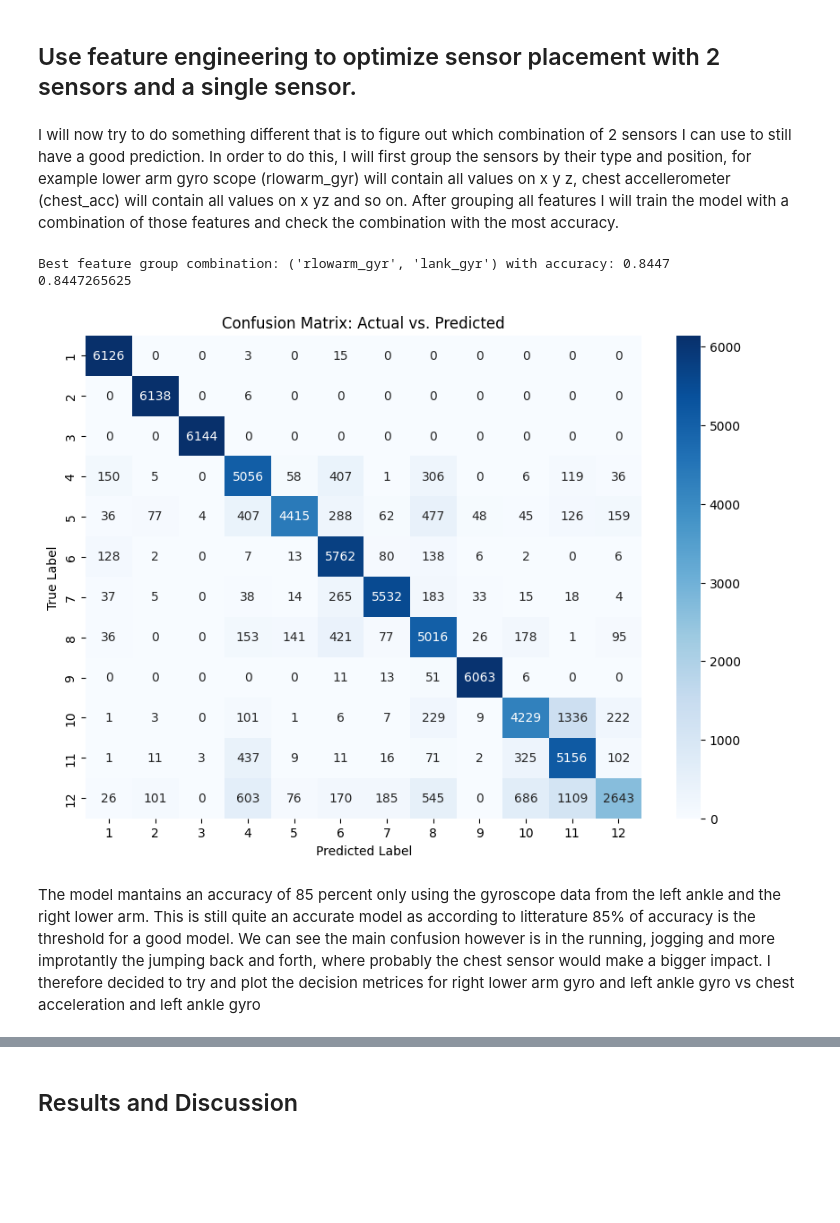
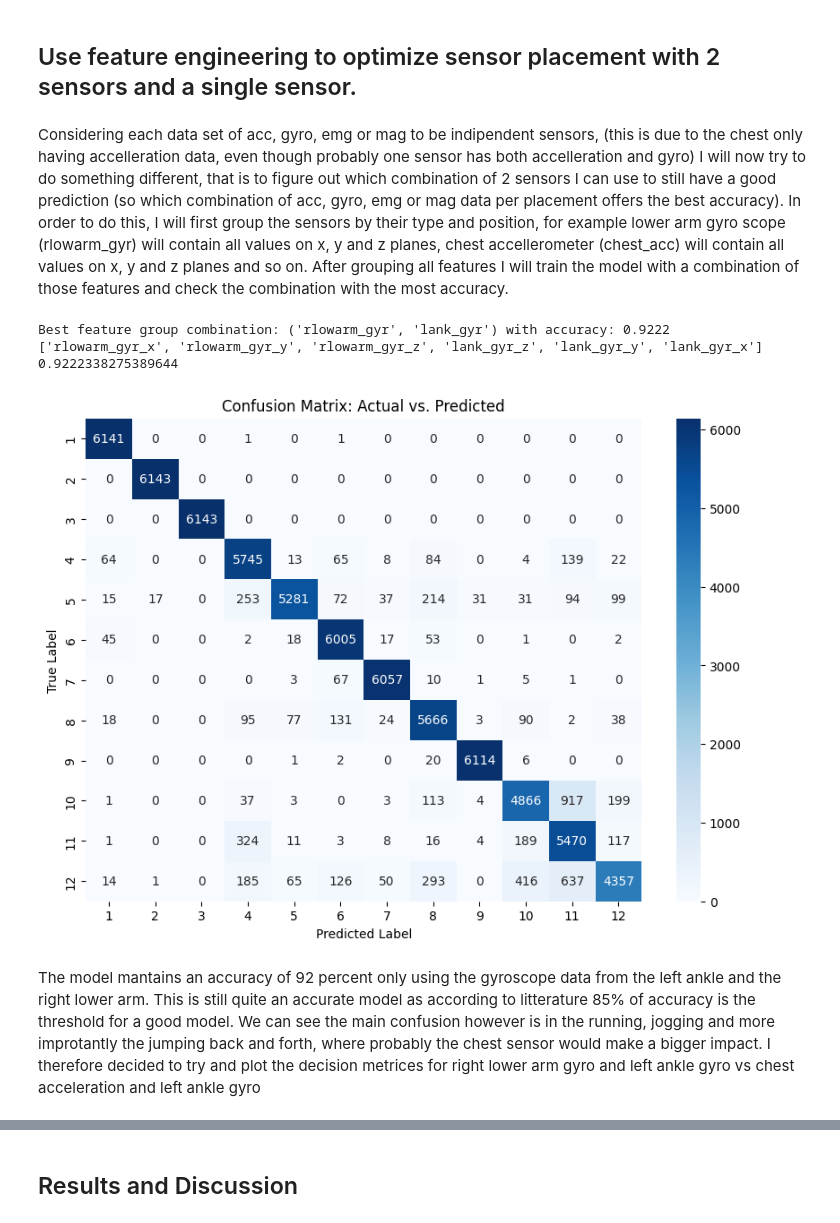
Before and after one commit to lore95/HumanActivityRecognition, a Jupyter notebook: Submission/lorenzo_lucchini_assingment1.ipynb, the cells around one changed output, grey strips where cells are left out. Drawn from its saved outputs; the diff is of its cells as text; code cells hidden in the pictures; blank space fills up the shorter version.

```diff
--- a/Submission/lorenzo_lucchini_assingment1.ipynb
+++ b/Submission/lorenzo_lucchini_assingment1.ipynb
@@ -346,7 +314,7 @@ Even though the best max_depth found was 9, it is also true that the risk of ove
 # %%
 # Create the final model of xgb
 final_xgb = xgb.XGBClassifier(
-    max_depth=4,
+    max_depth=5,
     n_estimators=100,
     learning_rate=0.05,
     subsample=0.8,
@@ -531,7 +523,7 @@ I will still use the Radom Forest with a depth of 4 for my ensamble model.
 # Initialize Random Forest
 rf_model = RandomForestClassifier(
     n_estimators=100,  # Number of trees
-    max_depth=4,  # Limit tree depth to prevent overfitting
+    max_depth=5,  # Limit tree depth to prevent overfitting
     min_samples_split=5,  # Minimum samples required to split
     min_samples_leaf=2,  # Minimum samples in a leaf node
     random_state=42,
@@ -556,7 +548,7 @@ Now I will check if an ensable would make a difference
 # Define Random Forest Model
 ensable_rf_model = RandomForestClassifier(
     n_estimators=100,
-    max_depth=3,
+    max_depth=5,
     min_samples_split=5,
     min_samples_leaf=2,
     random_state=42,
@@ -565,7 +557,7 @@ ensable_rf_model = RandomForestClassifier(
 
 # Define XGBoost Model
 ensable_xgb_model = xgb.XGBClassifier(
-    max_depth=3,
+    max_depth=5,
     n_estimators=100,
     learning_rate=0.1,
     subsample=0.8,
@@ -675,7 +686,7 @@ I will now create a new model containing the learning based on number of feature
 xgb_full = xgb.XGBClassifier(
     n_estimators=100,
     learning_rate=0.05,
-    max_depth=6,
+    max_depth=5,
     random_state=42,
     use_label_encoder=False,
     eval_metric="mlogloss"
@@ -702,7 +713,7 @@ for num_features in feature_range:
     X_test_selected = X_test[selected_features]
 
     xgb_selected = xgb.XGBClassifier(
-        max_depth=4,
+        max_depth=5,
         n_estimators=100,
         learning_rate=0.05,
         subsample=0.8,
@@ -833,22 +850,8 @@ Even with only 10 features, selected based on their average impact on the model,
 # %% [markdown]
 ## Use feature engineering to optimize sensor placement with 2 sensors and a single sensor.
 # %% [markdown]
-I will now try to do something different that is to figure out which combination of 2 sensors I can use to still have a good prediction. In order to do this, I will first group the sensors by their type and position, for example lower arm gyro scope (rlowarm_gyr) will contain all values on x y z, chest accellerometer (chest_acc) will contain all values on x yz and so on. After grouping all features I will train the model with a combination of those features and check the combination with the most accuracy.
+Considering each data set of acc, gyro, emg or mag to be indipendent sensors, (this is due to the chest only having accelleration data, even though probably one sensor has both accelleration and gyro) I will now try to do something different, that is to figure out which combination of 2 sensors I can use to still have a good prediction (so which combination of acc, gyro, emg or mag data per placement offers the best accuracy). In order to do this, I will first group the sensors by their type and position, for example lower arm gyro scope (rlowarm_gyr) will contain all values on x, y and z planes, chest accellerometer (chest_acc) will contain all values on x, y and z planes and so on. After grouping all features I will train the model with a combination of those features and check the combination with the most accuracy.
 # %%
-
-def group_features_by_prefix(features):
-    feature_groups = {}
-
-    for feature in features:
-        prefix = "_".join(feature.split("_")[:2])  # Extract first two parts
-        if prefix not in feature_groups:
-            feature_groups[prefix] = []
-        feature_groups[prefix].append(feature)
-
-    return feature_groups
-
-# Function to find the best pair of feature groups
-
 def find_best_feature_group_combination(importance_df, X_train, X_test, y_train, y_test, model):
     feature_groups = group_features_by_prefix(importance_df["Feature"].tolist())
     group_keys = list(feature_groups.keys())
@@ -869,43 +872,63 @@ def find_best_feature_group_combination(importance_df, X_train, X_test, y_train,
         if accuracy > best_accuracy:
             best_accuracy = accuracy
             best_combination = (group1, group2)
 
     print(f"Best feature group combination: {best_combination} with accuracy: {best_accuracy:.4f}")
     return best_combination
 
+
+# Function to group features by first two parts of the name
+def group_features_by_prefix(features):
+    feature_groups = {}
+
+    for feature in features:
+        prefix = "_".join(feature.split("_")[:2])  # Extract first two parts
+        if prefix not in feature_groups:
+            feature_groups[prefix] = []
+        feature_groups[prefix].append(feature)
+
+    return feature_groups
+
 # Apply feature group selection
 best_groups = find_best_feature_group_combination(importance_df, X_train, X_test, y_train, y_test, minimal_ensemble_model)
 
 # Train ensemble on selected groups
 selected_features = group_features_by_prefix(importance_df["Feature"].tolist())[best_groups[0]] + \
-                     group_features_by_prefix(importance_df["Feature"].tolist())[best_groups[1]]
-
+                    group_features_by_prefix(importance_df["Feature"].tolist())[best_groups[1]]
+print(selected_features)
 X_train_selected = X_train[selected_features]
 X_test_selected = X_test[selected_features]
 
-minimal_ensemble_model.fit(X_train_selected, y_train)
+# Create Voting Classifier with both models
+Two_featured_ensemble_model = VotingClassifier(
+    estimators=[('random_forest', ensable_rf_model), ('xgboost', ensable_xgb_model)],
+    voting='soft'  # Use soft voting (probabilities) for better accuracy
+)
+
+Two_featured_ensemble_model.fit(X_train_selected, y_train)
 
 # Predict on test data
-y_minimal_ensable_pred_test = minimal_ensemble_model.predict(X_test_selected)
+y_minimal_ensable_pred_test = Two_featured_ensemble_model.predict(X_test_selected)
 
 # Evaluate final model performance
-minimal_ensemble_test_accuracy = accuracy_score(y_test, y_minimal_ensable_pred_test)
-print(minimal_ensemble_test_accuracy)
+Two_featured_minimal_ensemble_test_accuracy = accuracy_score(y_test, y_minimal_ensable_pred_test)
+print(Two_featured_minimal_ensemble_test_accuracy)
 
 cm = confusion_matrix(y_test, y_minimal_ensable_pred_test)
 
 # Plot confusion matrix as a heatmap
 plt.figure(figsize=(10, 7))
 sns.heatmap(cm, annot=True, fmt='d', cmap='Blues', xticklabels=range(1, 13), yticklabels=range(1, 13))
 plt.xlabel("Predicted Label")
 plt.ylabel("True Label")
 plt.title("Confusion Matrix: Actual vs. Predicted")
 plt.show()
 # %% [output]
-Best feature group combination: ('rlowarm_gyr', 'lank_gyr') with accuracy: 0.8447
-0.8447265625
+Best feature group combination: ('rlowarm_gyr', 'lank_gyr') with accuracy: 0.9222
+['rlowarm_gyr_x', 'rlowarm_gyr_y', 'rlowarm_gyr_z', 'lank_gyr_z', 'lank_gyr_y', 'lank_gyr_x']
+0.9222338275389644
-[figure, old version]
+[figure, new version]
 # %% [markdown]
-The model mantains an accuracy of 85 percent only using the gyroscope data from the left ankle and the right lower arm. This is still quite an accurate model as according to litterature 85% of accuracy is the threshold for a good model.
+The model mantains an accuracy of 92 percent only using the gyroscope data from the left ankle and the right lower arm. This is still quite an accurate model as according to litterature 85% of accuracy is the threshold for a good model.
 We can see the main confusion however is in the running, jogging and more improtantly the jumping back and forth, where probably the chest sensor would make a bigger impact. I therefore decided to try and plot the decision metrices for right lower arm gyro and left ankle gyro vs chest acceleration and left ankle gyro
 # %%
```
Also changed, not shown: parts of 46 cells of this notebook, 2 other files.
